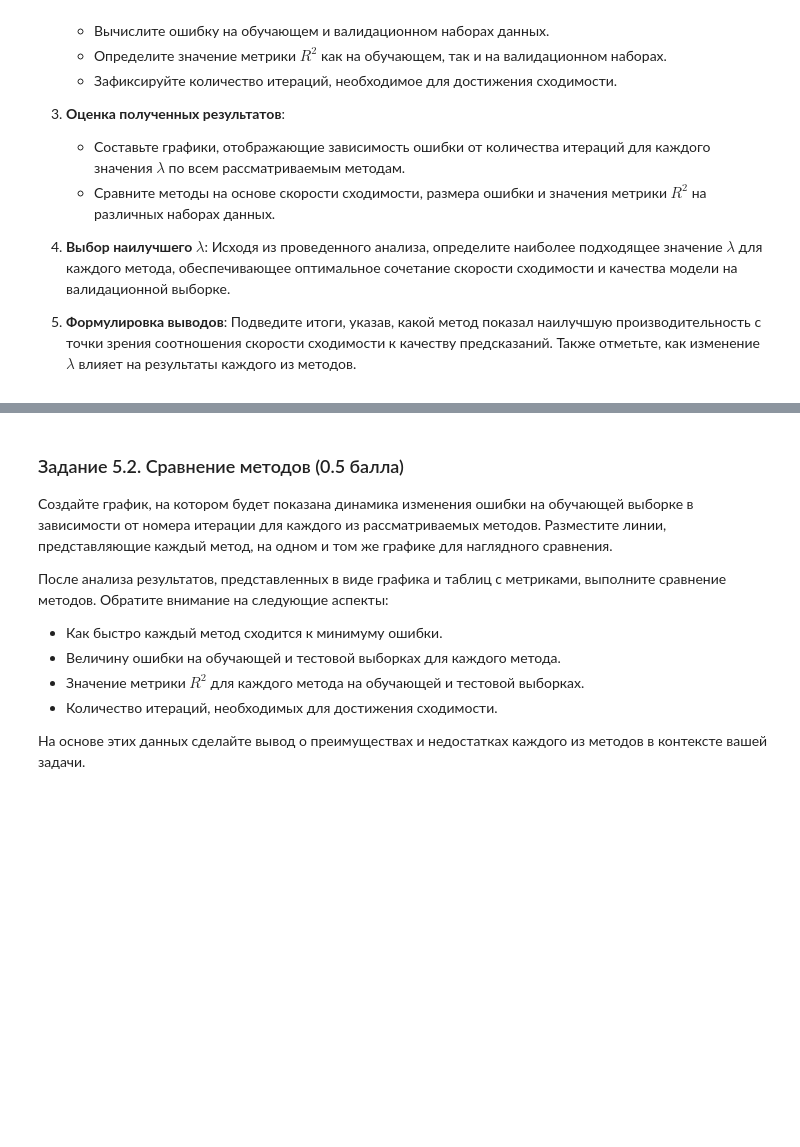
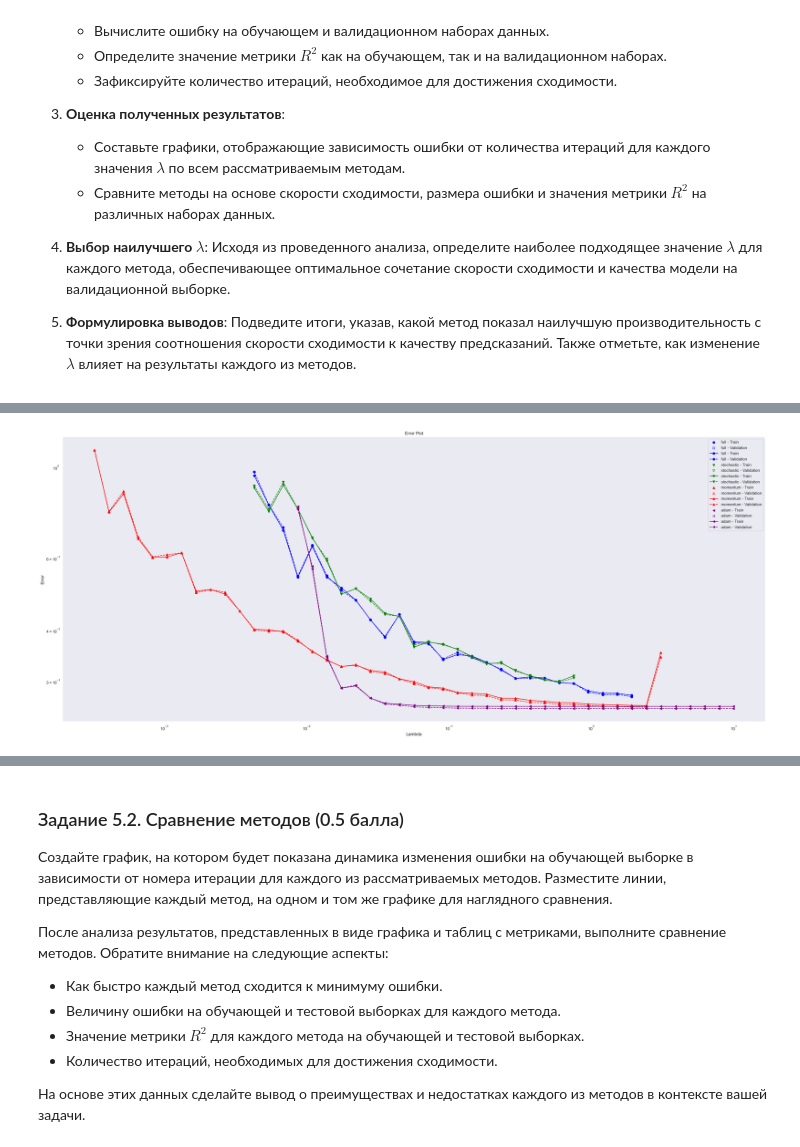
Before and after one commit to KoryakovDmitry/mai-ml-grad-desc-lab4, a Jupyter notebook: ML MAI & SBER. GD. LAB 4.ipynb, the cells around one changed output, grey strips where cells are left out. Cells and saved outputs as stored; diff of their text form; code cells hidden in the pictures; blank space fills up the shorter version.

```diff
--- a/ML MAI & SBER. GD. LAB 4.ipynb
+++ b/ML MAI & SBER. GD. LAB 4.ipynb
@@ -909,0 +932,5 @@ regression.loss_history[:5], regression.loss_history[-5:]
+# %%
+max_iter = int(3e3)
+batch_size = 64
+tolerance = 1e-5
+lambda_range = np.logspace(-4, 1, num=50)
@@ -909,0 +1046,5 @@ regression.loss_history[:5], regression.loss_history[-5:]
+# %%
+import json
+
+with open("metrics/search_lambda.json", "w", encoding="utf8") as f:
+    json.dump(metrics_with_strings, f, ensure_ascii=False)
@@ -909,0 +1085,77 @@ regression.loss_history[:5], regression.loss_history[-5:]
+# %%
+# Load the metrics data from the provided JSON file
+with open('metrics/search_lambda.json', 'r') as file:
+    metrics = json.load(file)
+
+# Prepare data for plotting
+descent_methods = ["full", "stochastic", "momentum", "adam"]
+colors = ["blue", "green", "red", "purple"]
+markers = ["o", "v", "^", "<"]
+plot_data = {method: {"lambdas": [], "train_errors": [], "val_errors": [], "train_r2s": [], "val_r2s": []} for method in
+             descent_methods}
+
+for method in descent_methods:
+    for result in metrics[method]["metrics"]:
+        plot_data[method]["lambdas"].append(result["lambda"])
+        plot_data[method]["train_errors"].append(result["train_error"])
+        plot_data[method]["val_errors"].append(result["val_error"])
+        plot_data[method]["train_r2s"].append(result["train_r2"])
+        plot_data[method]["val_r2s"].append(result["val_r2"])
+
+plot_data = filter_all_metrics(plot_data)
+
+# Plot Error (Train and Validation)
+plt.figure(figsize=(28, 12))
+for method, color, marker in zip(descent_methods, colors, markers):
+    plt.scatter(plot_data[method]["lambdas"], plot_data[method]["train_errors"], color=color, marker=marker,
+                label=f"{method} - Train")
+    plt.scatter(plot_data[method]["lambdas"], plot_data[method]["val_errors"], color=color, marker=marker,
+                facecolors='none', label=f"{method} - Validation")
+
+    sorted_indices = np.argsort(plot_data[method]["lambdas"])
+    sorted_lambdas = np.array(plot_data[method]["lambdas"])[sorted_indices]
+    sorted_train_errors = np.array(plot_data[method]["train_errors"])[sorted_indices]
+    sorted_val_errors = np.array(plot_data[method]["val_errors"])[sorted_indices]
+
+    plt.plot(sorted_lambdas, sorted_train_errors, color=color, marker=marker, linestyle='-', label=f"{method} - Train")
+    plt.plot(sorted_lambdas, sorted_val_errors, color=color, marker=marker, linestyle='--', label=f"{method} - Validation")
+
+plt.xlabel("Lambda")
+plt.ylabel("Error")
+plt.xscale("log")
+plt.yscale("log")
+plt.title("Error Plot")
+plt.legend()
+
+plt.tight_layout()
+plt.grid()
+plt.show()
+
+# Plot R2 (Train and Validation)
+plt.figure(figsize=(28, 12))
+for method, color, marker in zip(descent_methods, colors, markers):
+    plt.scatter(plot_data[method]["lambdas"], plot_data[method]["train_r2s"], color=color, marker=marker,
+                label=f"{method} - Train")
+    plt.scatter(plot_data[method]["lambdas"], plot_data[method]["val_r2s"], color=color, marker=marker,
+                facecolors='none', label=f"{method} - Validation")
+
+    sorted_indices = np.argsort(plot_data[method]["lambdas"])
+    sorted_lambdas = np.array(plot_data[method]["lambdas"])[sorted_indices]
+    sorted_train_r2s = np.array(plot_data[method]["train_r2s"])[sorted_indices]
+    sorted_val_r2s = np.array(plot_data[method]["val_r2s"])[sorted_indices]
+
+    plt.plot(sorted_lambdas, sorted_train_r2s, color=color, marker=marker, linestyle='-', label=f"{method} - Train")
+    plt.plot(sorted_lambdas, sorted_val_r2s, color=color, marker=marker, linestyle='--', label=f"{method} - Validation")
+
+plt.xlabel("Lambda")
+plt.ylabel("- R2 Score")
+plt.xscale("log")
+plt.yscale("log")
+plt.title("- R2 Plot")
+plt.legend()
+
+plt.tight_layout()
+plt.grid()
+plt.show()
+# %% [output]
+[figure, added]
```
Also changed, not shown: parts of 9 cells of this notebook, 5 other files.
